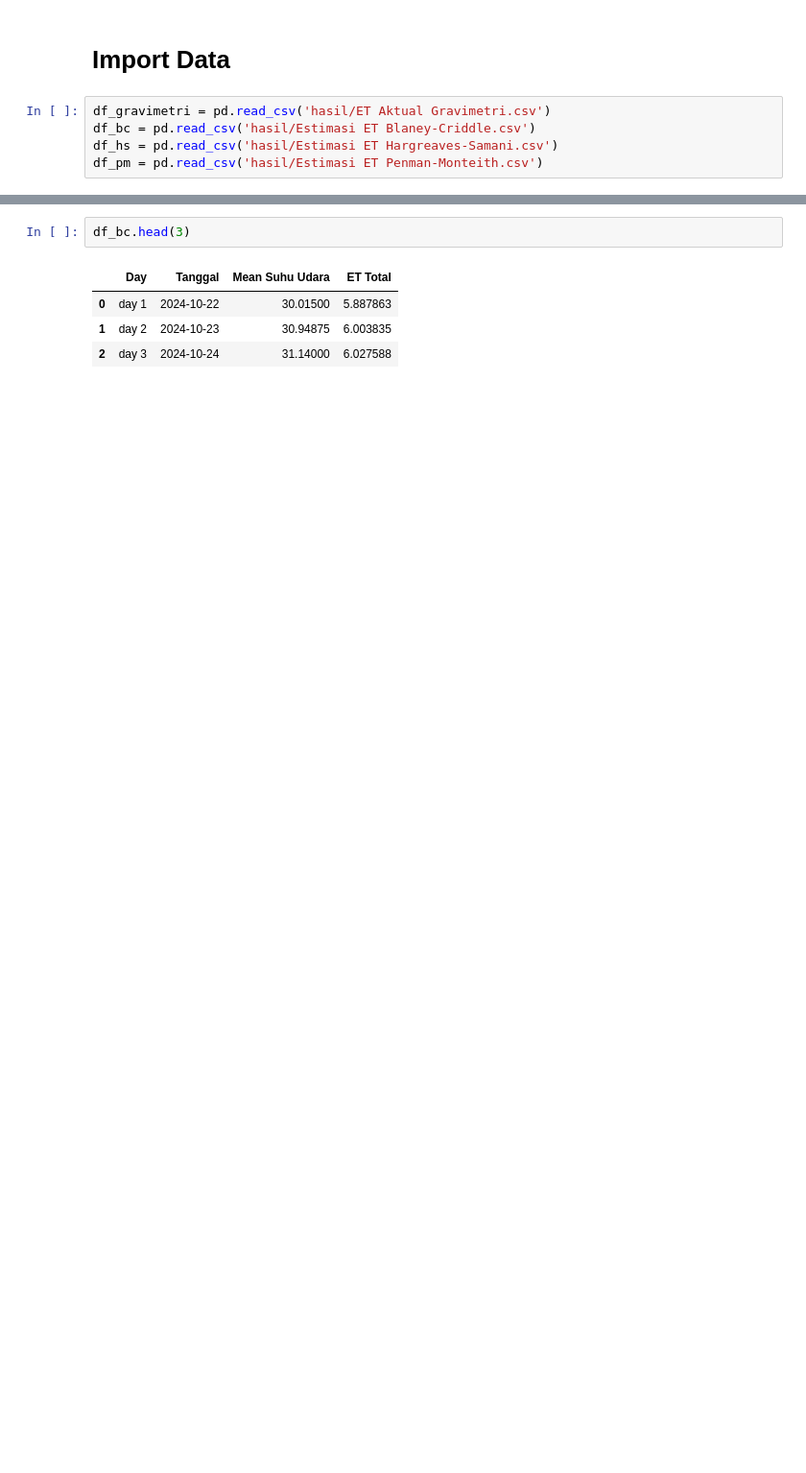
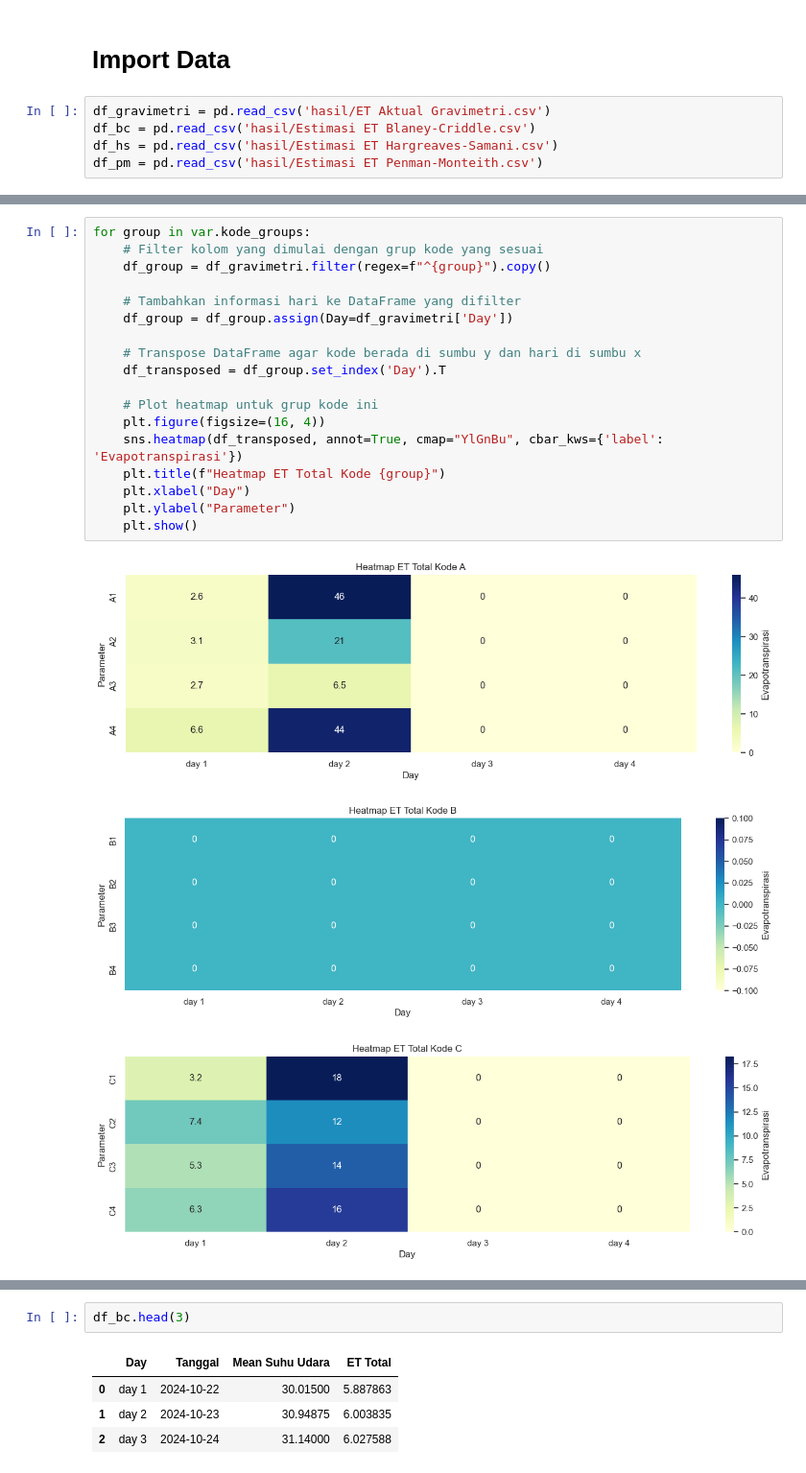
Before and after one commit to rafiachmadfr/Evapotranspiration-Analysis, a Jupyter notebook: 03. Data Analysis.ipynb, the cells around one changed output, grey strips where cells are left out. Shown at 96% size. Drawn from its saved outputs; the diff is of its cells as text; blank space fills up the shorter version.

Commit message:
update perhitungan analisis parameter

```diff
--- a/03. Data Analysis.ipynb
+++ b/03. Data Analysis.ipynb
@@ -18,0 +81,22 @@ df_gravimetri.head(3)
+# %%
+for group in var.kode_groups:
+    # Filter kolom yang dimulai dengan grup kode yang sesuai
+    df_group = df_gravimetri.filter(regex=f"^{group}").copy()
+
+    # Tambahkan informasi hari ke DataFrame yang difilter
+    df_group = df_group.assign(Day=df_gravimetri['Day'])
+
+    # Transpose DataFrame agar kode berada di sumbu y dan hari di sumbu x
+    df_transposed = df_group.set_index('Day').T
+
+    # Plot heatmap untuk grup kode ini
+    plt.figure(figsize=(16, 4))
+    sns.heatmap(df_transposed, annot=True, cmap="YlGnBu", cbar_kws={'label': 'Evapotranspirasi'})
+    plt.title(f"Heatmap ET Total Kode {group}")
+    plt.xlabel("Day")
+    plt.ylabel("Parameter")
+    plt.show()
+# %% [output]
+[figure, added]
+[figure, added]
+[figure, added]
```
Also changed, not shown: parts of 22 cells of this notebook, 2 other files.
